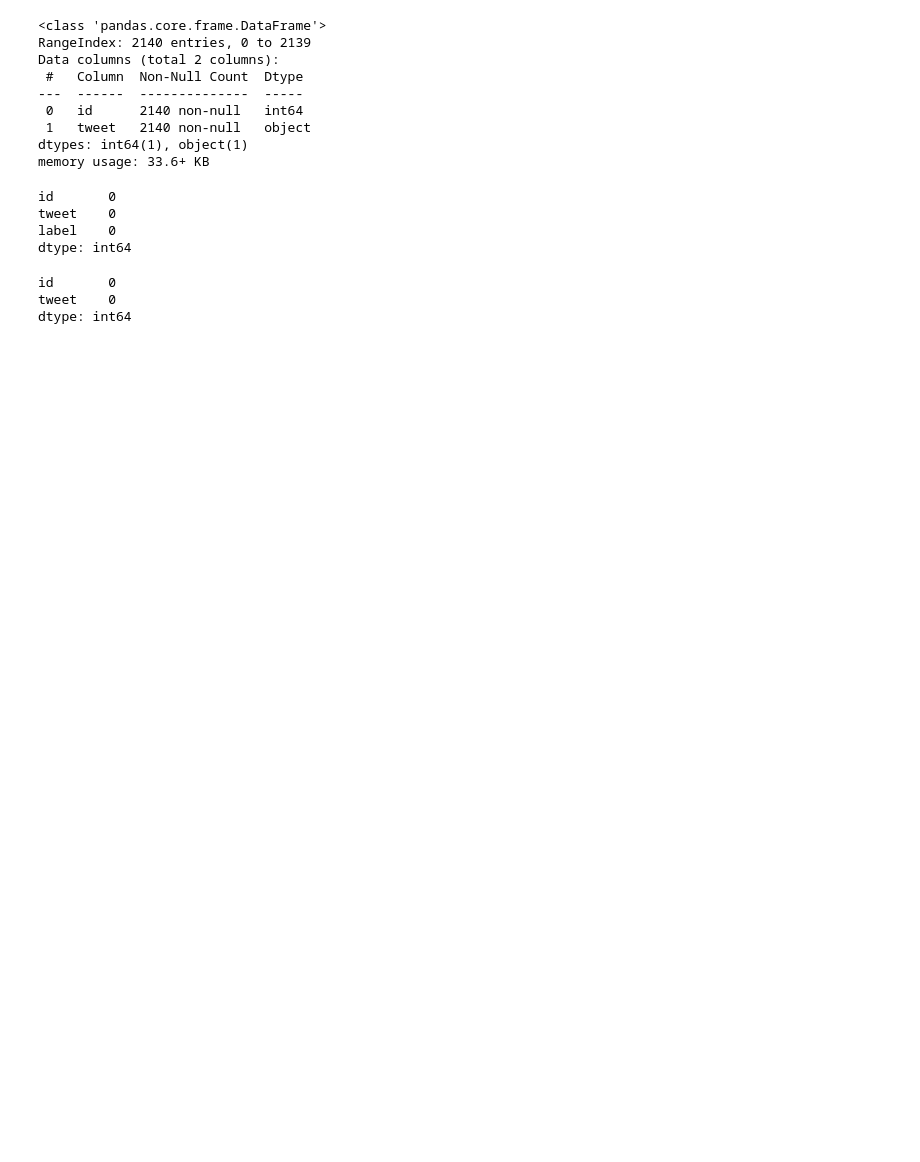
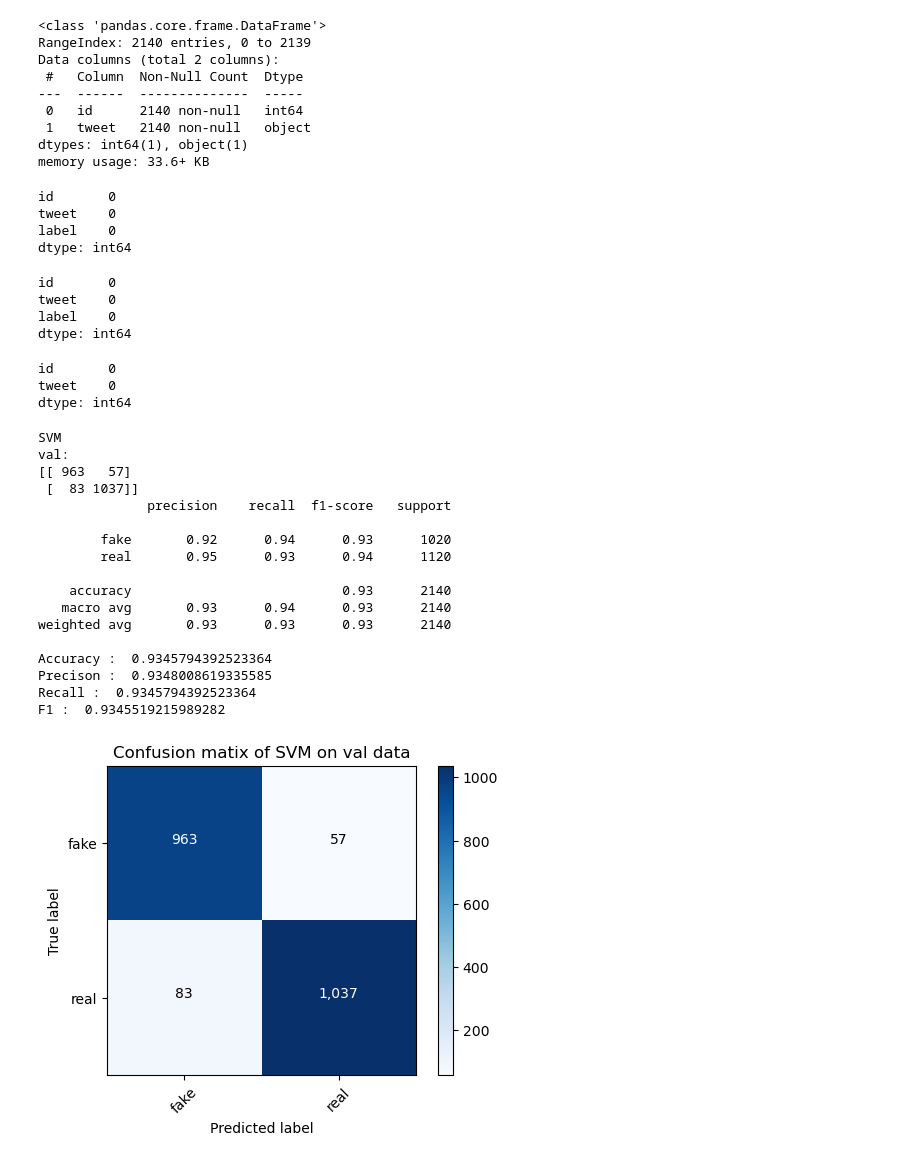
Before and after one commit to Talonyx/FinalProject, a Jupyter notebook: FinalProject/FinalProject.ipynb, the cells around one changed output. Saved outputs shown, nothing was run; the diff lists cells and outputs as text; code cells hidden in the pictures; blank space fills up the shorter version.

```diff
--- a/FinalProject/FinalProject.ipynb
+++ b/FinalProject/FinalProject.ipynb
@@ -5,5 +95,20 @@ import seaborn as sns
+# %%
+stops = set(stopwords.words("english"))
+def cleantext(string):
+    text = string.lower().split()
+    text = " ".join(text)
+    text = re.sub(r"http(\S)+",' ',text)
+    text = re.sub(r"www(\S)+",' ',text)
+    text = re.sub(r"&",' and ',text)
+    tx = text.replace('&amp',' ')
+    text = re.sub(r"[^0-9a-zA-Z]+",' ',text)
+    text = text.split()
+    text = [w for w in text if not w in stops]
+    text = " ".join(text)
+    return text
 # %%
 train = pd.read_csv('C:/Users/diaco/OneDrive/Desktop/FinalProject/data/Constraint_English_Train.csv')
+val = pd.read_csv('C:/Users/diaco/OneDrive/Desktop/FinalProject/data/Constraint_English_Val.csv')
 test = pd.read_csv('C:/Users/diaco/OneDrive/Desktop/FinalProject/data/Constraint_English_Test.csv')
 # %%
 train.head()
@@ -55,6 +182,13 @@ id       0
 tweet    0
 label    0
 dtype: int64
+# %%
+val.isnull().sum()
+# %% [output]
+id       0
+tweet    0
+label    0
+dtype: int64
 # %%
 test.isnull().sum()
 # %% [output]
@@ -66,0 +198,47 @@ labels = list(train['label'])
+# %%
+train['tweet'] = train['tweet'].map(lambda x: cleantext(x))
+val['tweet'] = val['tweet'].map(lambda x: cleantext(x))
+#test['tweet'] = test['tweet'].map(lambda x: cleantext(x))
+# %%
+def print_metrices(pred,true):
+    print(confusion_matrix(true,pred))
+    print(classification_report(true,pred,))
+    print("Accuracy : ",accuracy_score(pred,true))
+    print("Precison : ",precision_score(pred,true, average = 'weighted'))
+    print("Recall : ",recall_score(pred,true,  average = 'weighted'))
+    print("F1 : ",f1_score(pred,true,  average = 'weighted'))
+# %%
+pipeline = Pipeline([
+        ('bow', CountVectorizer()),
+        ('tfidf', TfidfTransformer()),
+        ('c', LinearSVC())
+    ])
+fit = pipeline.fit(train['tweet'],train['label'])
+print('SVM')
+print ('val:')
+pred=pipeline.predict(val['tweet'])
+print_metrices(pred,val['label'])
+plot_confusion_matrix(confusion_matrix(val['label'],pred),target_names=['fake','real'], normalize = False, \
+                      title = 'Confusion matix of SVM on val data')
+
+val_ori = pd.read_csv('C:/Users/diaco/OneDrive/Desktop/FinalProject/data/Constraint_English_Val.csv')
+svm_val_misclass_df = val_ori[pred!=val['label']]
+# %% [output]
+SVM
+val:
+[[ 963   57]
+ [  83 1037]]
+              precision    recall  f1-score   support
+
+        fake       0.92      0.94      0.93      1020
+        real       0.95      0.93      0.94      1120
+
+    accuracy                           0.93      2140
+   macro avg       0.93      0.94      0.93      2140
+weighted avg       0.93      0.93      0.93      2140
+
+Accuracy :  0.9345794392523364
+Precison :  0.9348008619335585
+Recall :  0.9345794392523364
+F1 :  0.9345519215989282
+[figure, added]
```
Also changed, not shown: parts of 6 cells of this notebook.
